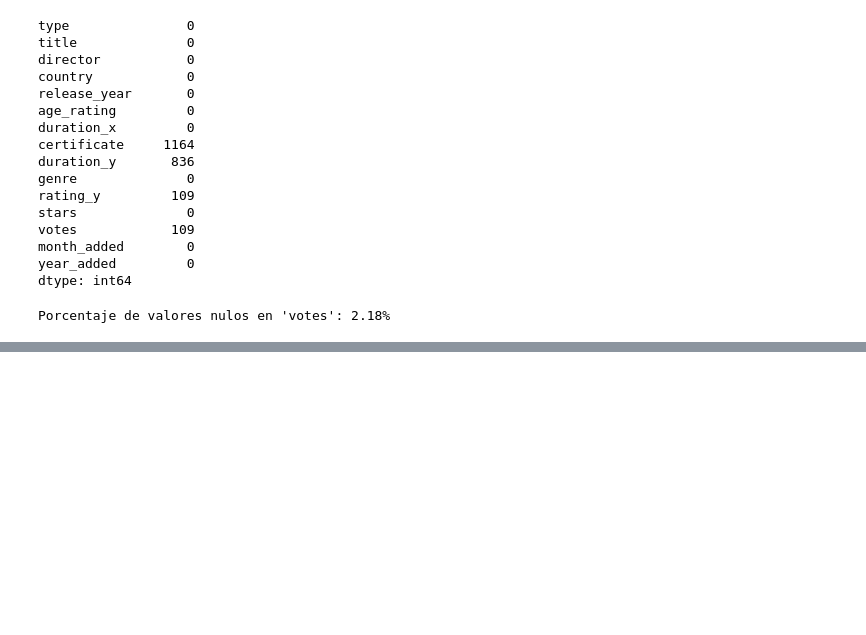
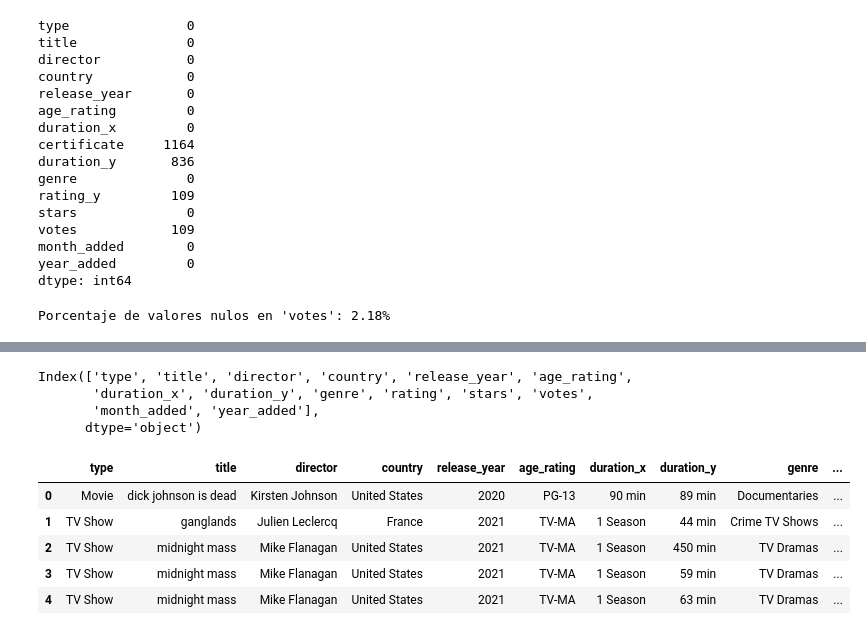
Before and after one commit to Maleni86/Modulo-4_Proyecto-Tableau_Maria_Maleni, a Jupyter notebook: exploracion_limpieza.ipynb, the cells around one changed output, grey strips where cells are left out. Cells and saved outputs as stored; diff of their text form; code cells hidden in the pictures; blank space fills up the shorter version.

```diff
--- a/exploracion_limpieza.ipynb
+++ b/exploracion_limpieza.ipynb
@@ -557,0 +656,3 @@ Porcentaje de valores nulos en 'votes': 2.18%
+# %%
+# Eliminamos las filas duplicadas, manteniendo la primera ocurrencia con el parámetro keep=first
+df_final = df_final.drop_duplicates(keep='first')
@@ -557,0 +709,20 @@ Porcentaje de valores nulos en 'votes': 2.18%
+# %%
+# Borramos la columna "certificate" para quedarnos con age_rating
+df_final.drop(columns=['certificate'], inplace=True)
+# %%
+# Comprobamos que se ha borrado correctamente
+df_final.columns
+# %% [output]
+Index(['type', 'title', 'director', 'country', 'release_year', 'age_rating',
+       'duration_x', 'duration_y', 'genre', 'rating', 'stars', 'votes',
+       'month_added', 'year_added'],
+      dtype='object')
+# %%
+df_final.head()
+# %% [output]
+|  | type | title | director | country | release_year | age_rating | duration_x | duration_y | genre | ... |
+| 0 | Movie | dick johnson is dead | Kirsten Johnson | United States | 2020 | PG-13 | 90 min | 89 min | Documentaries | ... |
+| 1 | TV Show | ganglands | Julien Leclercq | France | 2021 | TV-MA | 1 Season | 44 min | Crime TV Shows | ... |
+| 2 | TV Show | midnight mass | Mike Flanagan | United States | 2021 | TV-MA | 1 Season | 450 min | TV Dramas | ... |
+| 3 | TV Show | midnight mass | Mike Flanagan | United States | 2021 | TV-MA | 1 Season | 59 min | TV Dramas | ... |
+| 4 | TV Show | midnight mass | Mike Flanagan | United States | 2021 | TV-MA | 1 Season | 63 min | TV Dramas | ... |
```
Also changed, not shown: parts of 25 cells of this notebook, 1 other file.
